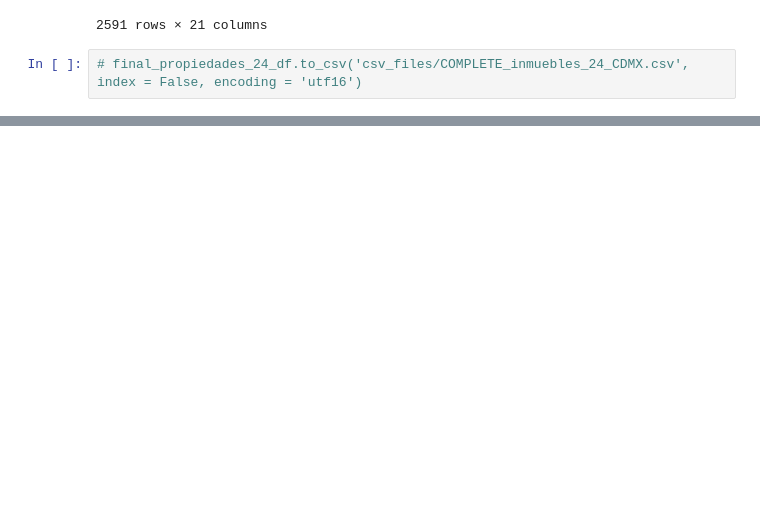
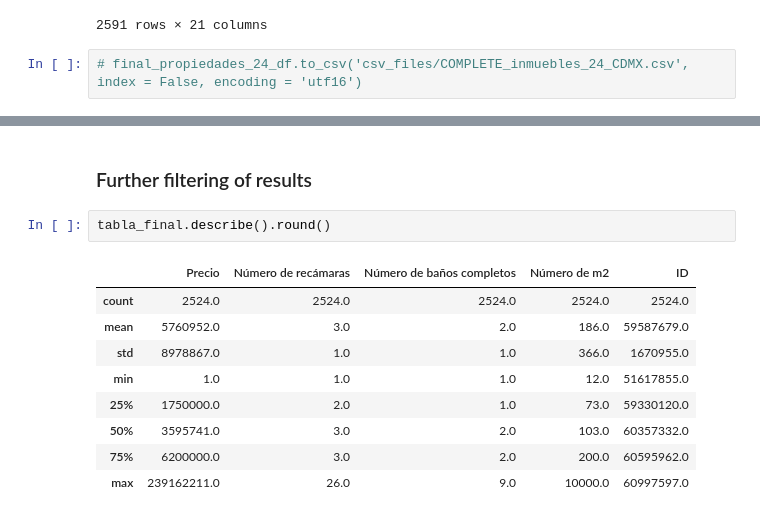
Before and after one commit to trezeget-1/meli_project, a Jupyter notebook: Inmuebles 24 - ETL.ipynb, the cells around one changed output, grey strips where cells are left out. Cells and saved outputs as stored; diff of their text form; blank space fills up the shorter version.

```diff
--- a/Inmuebles 24 - ETL.ipynb
+++ b/Inmuebles 24 - ETL.ipynb
@@ -630,0 +813,14 @@ final_propiedades_24_df
+# %% [markdown]
+### Further filtering of results
+# %%
+tabla_final.describe().round()
+# %% [output]
+|  | Precio | Número de recámaras | Número de baños completos | Número de m2 | ID |
+| count | 2524.0 | 2524.0 | 2524.0 | 2524.0 | 2524.0 |
+| mean | 5760952.0 | 3.0 | 2.0 | 186.0 | 59587679.0 |
+| std | 8978867.0 | 1.0 | 1.0 | 366.0 | 1670955.0 |
+| min | 1.0 | 1.0 | 1.0 | 12.0 | 51617855.0 |
+| 25% | 1750000.0 | 2.0 | 1.0 | 73.0 | 59330120.0 |
+| 50% | 3595741.0 | 3.0 | 2.0 | 103.0 | 60357332.0 |
+| 75% | 6200000.0 | 3.0 | 2.0 | 200.0 | 60595962.0 |
+| max | 239162211.0 | 26.0 | 9.0 | 10000.0 | 60997597.0 |
```
Also changed, not shown: parts of 32 cells of this notebook.
